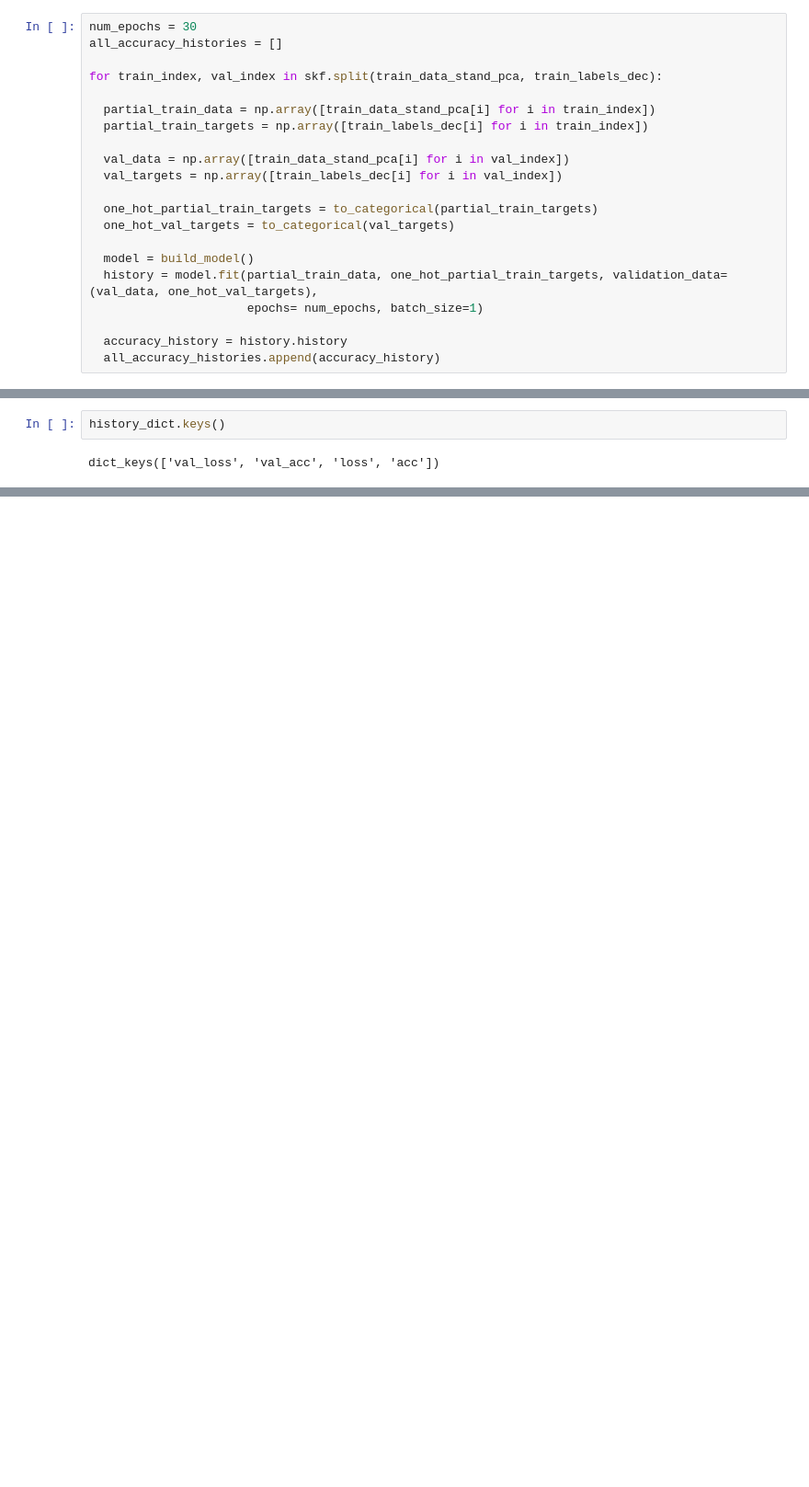
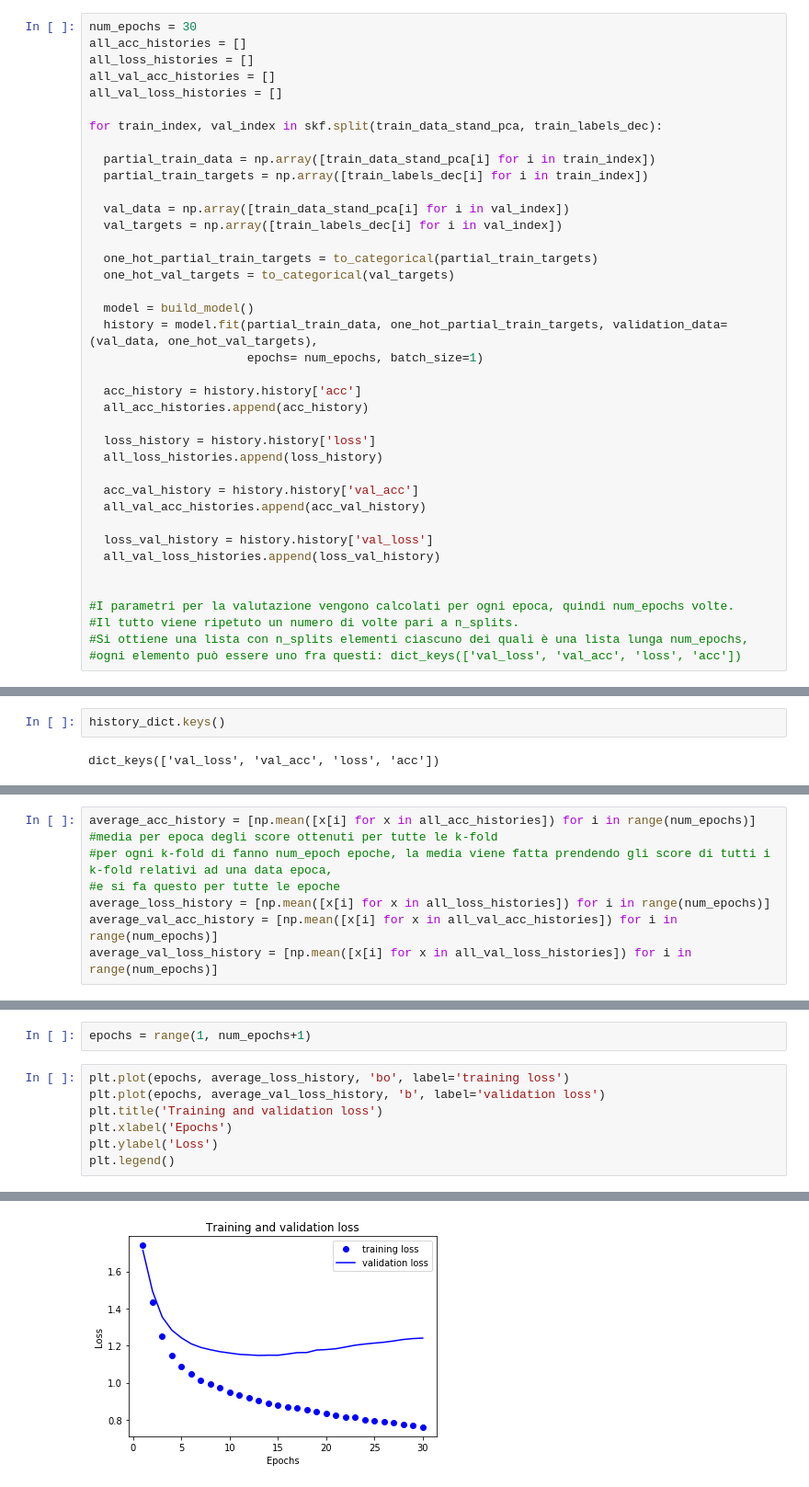
Before and after one commit to leonardoub/SCRIPT_PALERMO, a Jupyter notebook: Network_classification_histology.ipynb, the cells around one changed output, grey strips where cells are left out. Shown at 92% size. Cells and saved outputs as stored; diff of their text form; blank space fills up the shorter version.

```diff
--- a/Network_classification_histology.ipynb
+++ b/Network_classification_histology.ipynb
@@ -188,6 +184,9 @@ all_scores
 # %%
 num_epochs = 30
-all_accuracy_histories = []
+all_acc_histories = []
+all_loss_histories = []
+all_val_acc_histories = []
+all_val_loss_histories = []
 
 for train_index, val_index in skf.split(train_data_stand_pca, train_labels_dec):
 
@@ -204,8 +203,23 @@ for train_index, val_index in skf.split(train_data_stand_pca, train_labels_dec):
   history = model.fit(partial_train_data, one_hot_partial_train_targets, validation_data=(val_data, one_hot_val_targets),
                       epochs= num_epochs, batch_size=1)
 
-  accuracy_history = history.history
-  all_accuracy_histories.append(accuracy_history)
+  acc_history = history.history['acc']
+  all_acc_histories.append(acc_history)
+
+  loss_history = history.history['loss']
+  all_loss_histories.append(loss_history)
+
+  acc_val_history = history.history['val_acc']
+  all_val_acc_histories.append(acc_val_history)
+
+  loss_val_history = history.history['val_loss']
+  all_val_loss_histories.append(loss_val_history)
+
+
+#I parametri per la valutazione vengono calcolati per ogni epoca, quindi num_epochs volte.
+#Il tutto viene ripetuto un numero di volte pari a n_splits.
+#Si ottiene una lista con n_splits elementi ciascuno dei quali è una lista lunga num_epochs,
+#ogni elemento può essere uno fra questi: dict_keys(['val_loss', 'val_acc', 'loss', 'acc'])
 # %% [output]
 Train on 86 samples, validate on 45 samples
 Epoch 1/30
@@ -232,0 +251,8 @@ dict_keys(['val_loss', 'val_acc', 'loss', 'acc'])
+# %%
+average_acc_history = [np.mean([x[i] for x in all_acc_histories]) for i in range(num_epochs)]
+#media per epoca degli score ottenuti per tutte le k-fold
+#per ogni k-fold di fanno num_epoch epoche, la media viene fatta prendendo gli score di tutti i k-fold relativi ad una data epoca,
+#e si fa questo per tutte le epoche
+average_loss_history = [np.mean([x[i] for x in all_loss_histories]) for i in range(num_epochs)]
+average_val_acc_history = [np.mean([x[i] for x in all_val_acc_histories]) for i in range(num_epochs)]
+average_val_loss_history = [np.mean([x[i] for x in all_val_loss_histories]) for i in range(num_epochs)]
@@ -232,0 +267,10 @@ dict_keys(['val_loss', 'val_acc', 'loss', 'acc'])
+# %%
+epochs = range(1, num_epochs+1)
+# %%
+plt.plot(epochs, average_loss_history, 'bo', label='training loss')
+plt.plot(epochs, average_val_loss_history, 'b', label='validation loss')
+plt.title('Training and validation loss')
+plt.xlabel('Epochs')
+plt.ylabel('Loss')
+plt.legend()
+# %% [output]
@@ -232,0 +278 @@ dict_keys(['val_loss', 'val_acc', 'loss', 'acc'])
+[figure, added]
```
Also changed, not shown: parts of 11 cells of this notebook.
